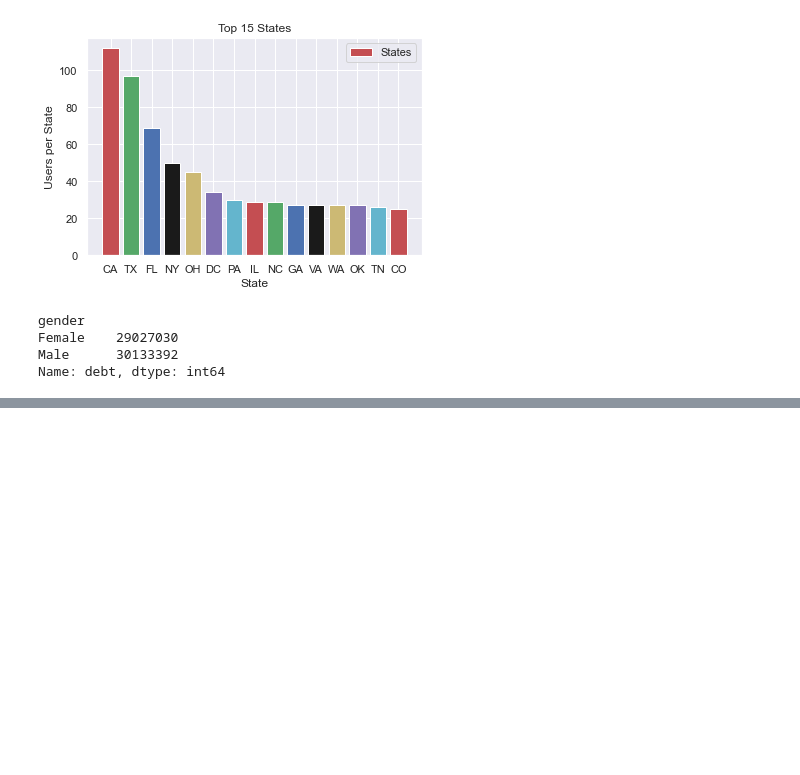
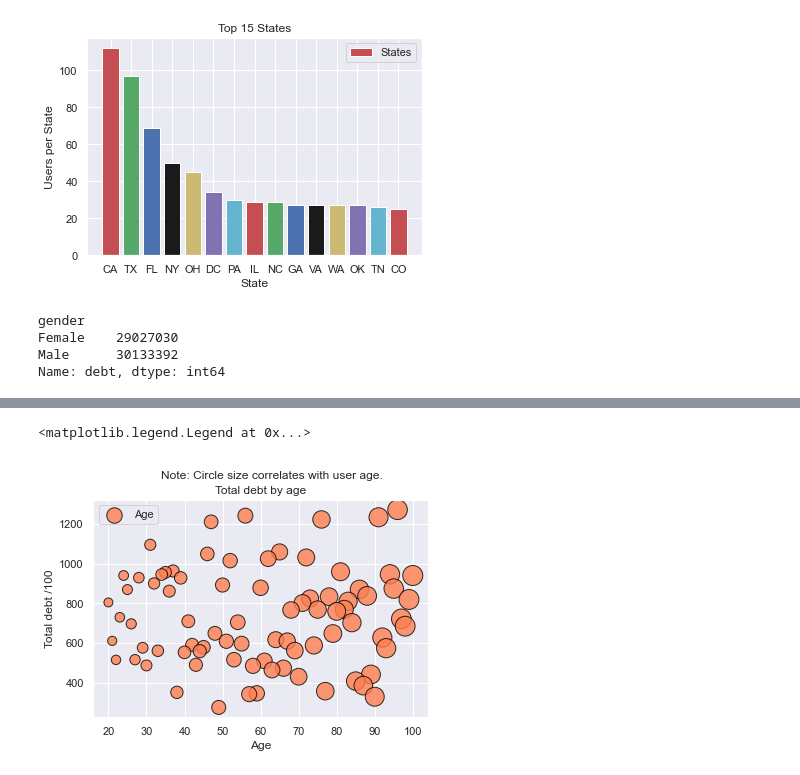
Before and after one commit to Jose-Monagas/SFS_assessment, a Jupyter notebook: analysis/SFS_analysis.ipynb, the cells around one changed output, grey strips where cells are left out. Cells and saved outputs as stored; diff of their text form; code cells hidden in the pictures; blank space fills up the shorter version.

```diff
--- a/analysis/SFS_analysis.ipynb
+++ b/analysis/SFS_analysis.ipynb
@@ -413,0 +392,3 @@ Name: debt, dtype: int64
+# %%
+debt_data_by_age = debt_data_by_age // 1000
+debt_data_by_age
@@ -413,0 +409,22 @@ Name: debt, dtype: int64
+# %%
+# Build the scatter plot for debt by age
+plt.scatter(debt_data_by_age.keys(),
+      debt_data_by_age,
+      s=4*debt_data_by_age.keys(), c="coral",
+      edgecolor="black", linewidths=1,
+      alpha=0.8, label="Age")
+plt.title("Total debt by age")
+plt.ylabel("Total debt /100")
+plt.xlabel("Age")
+plt.grid(True)
+# Create a legend
+lgnd = plt.legend(fontsize="12", mode="Expanded",
+         scatterpoints=1, loc="best", title="Age")
+lgnd.get_title().set_fontsize(12)
+# Incorporate a text label about circle size.
+plt.text(0.2,0.7, "Note: Circle size correlates with user age.", fontsize="12", horizontalalignment='center', verticalalignment='center', transform=ax.transAxes)
+plt.savefig("debtbyagee.png")
+plt.legend()
+# %% [output]
+<matplotlib.legend.Legend at 0x...>
+[figure, added]
```
Also changed, not shown: parts of 22 cells of this notebook, 4 other files.
